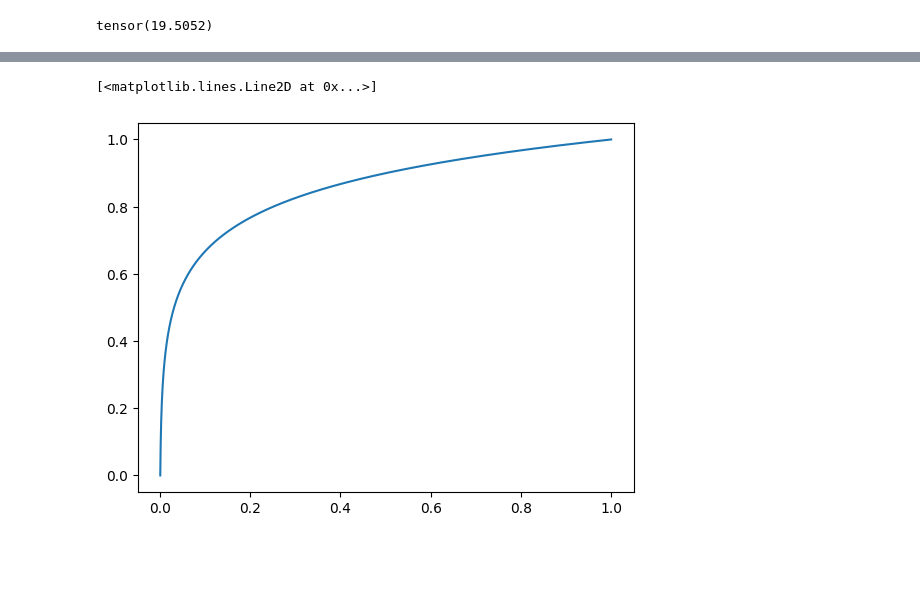
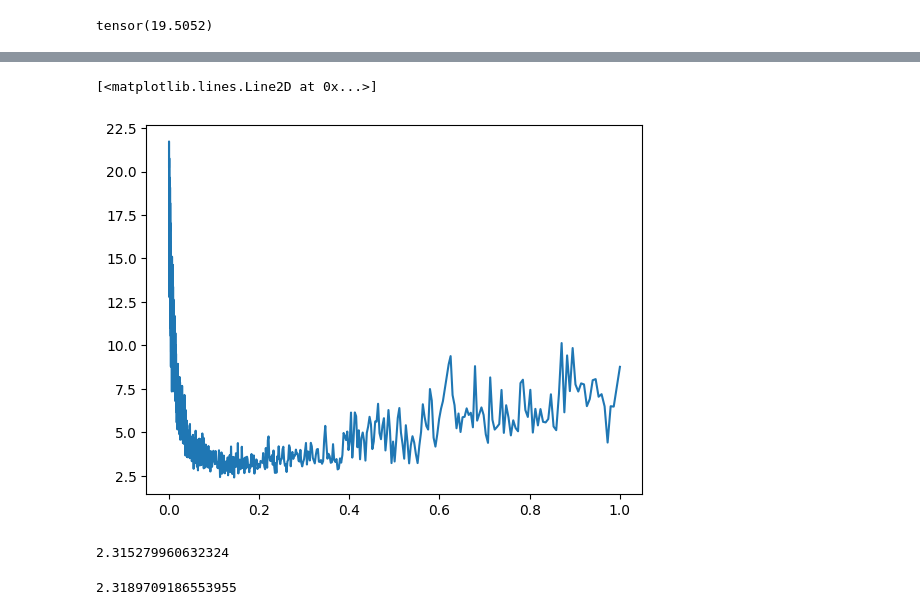
Before and after one commit to nihal-DS/Karpathy_Lectures, a Jupyter notebook: makemore2.ipynb, the cells around one changed output, grey strips where cells are left out. Drawn from its saved outputs; the diff is of its cells as text; code cells hidden in the pictures; blank space fills up the shorter version.

```diff
--- a/makemore2.ipynb
+++ b/makemore2.ipynb
@@ -129,7 +136,10 @@ for _ in range(10):
 # %%
-x_ = 10 ** torch.linspace(-3, 0, 1000)
-y_ = torch.linspace(0, 1, 1000)
-plt.plot(x_, y_)
+# x_ = 10 ** torch.linspace(-3, 0, 1000)
+# y_ = torch.linspace(0, 1, 1000)
+# plt.plot(x_, y_)
-# %% [output]
-[<matplotlib.lines.Line2D at 0x...>]
-[figure, removed]
+# %%
+# Doubts on this method?? But a lr of 0.1 is noted to provide the least loss
+plt.plot(lri, lossi)
+# %% [output]
+[<matplotlib.lines.Line2D at 0x...>]
+[figure, added]
@@ -135,0 +176,18 @@ plt.plot(x_, y_)
+# %%
+# Training loss
+emb = C[X_train]
+h = torch.tanh((emb.view(-1,6) @ W1) + b1)
+logits = (h @ W2) + b2
+loss = F.cross_entropy(logits, y_train)
+print(loss.item())
+# %% [output]
+2.315279960632324
+# %%
+# Val loss
+emb = C[X_val]
+h = torch.tanh((emb.view(-1,6) @ W1) + b1)
+logits = (h @ W2) + b2
+loss = F.cross_entropy(logits, y_val)
+print(loss.item())
+# %% [output]
+2.3189709186553955
```
Also changed, not shown: parts of 8 cells of this notebook.
